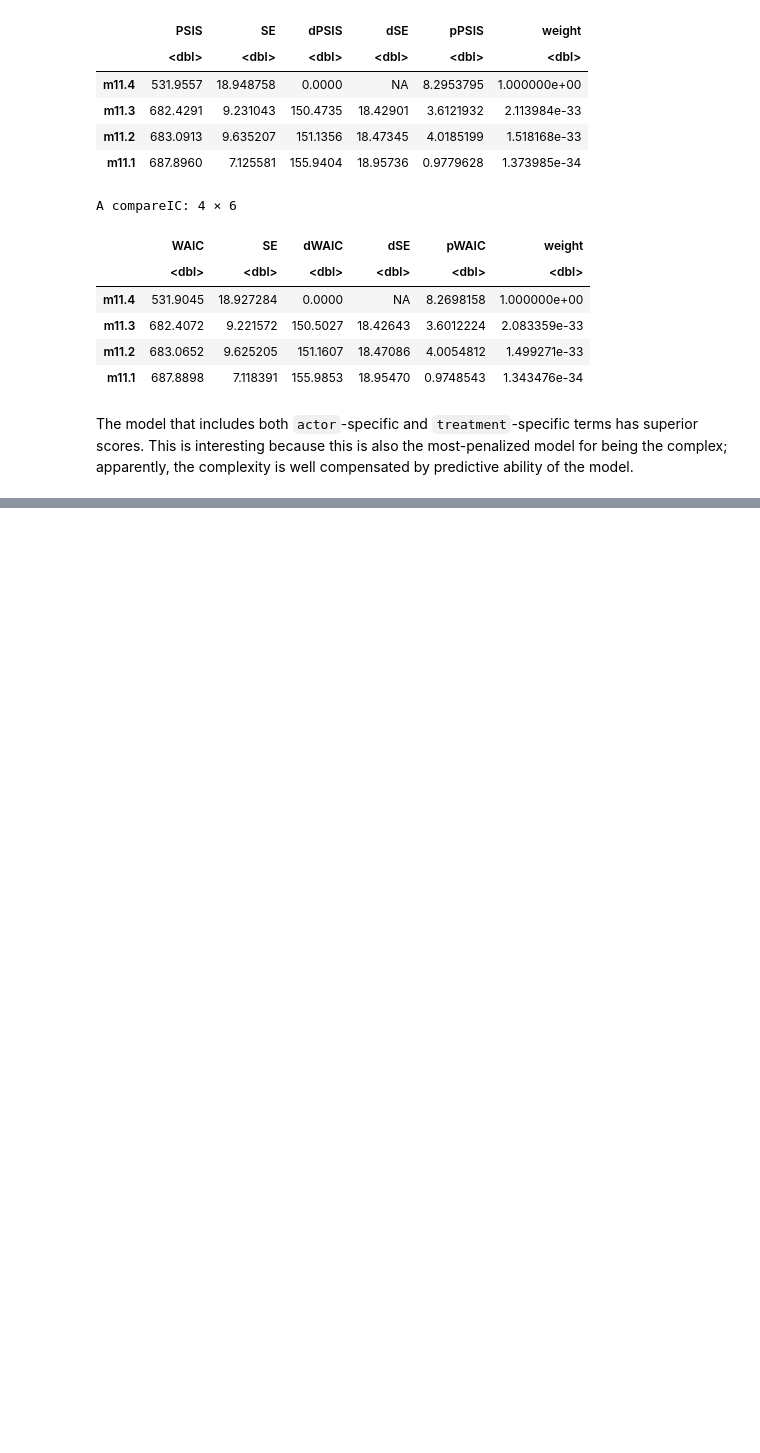
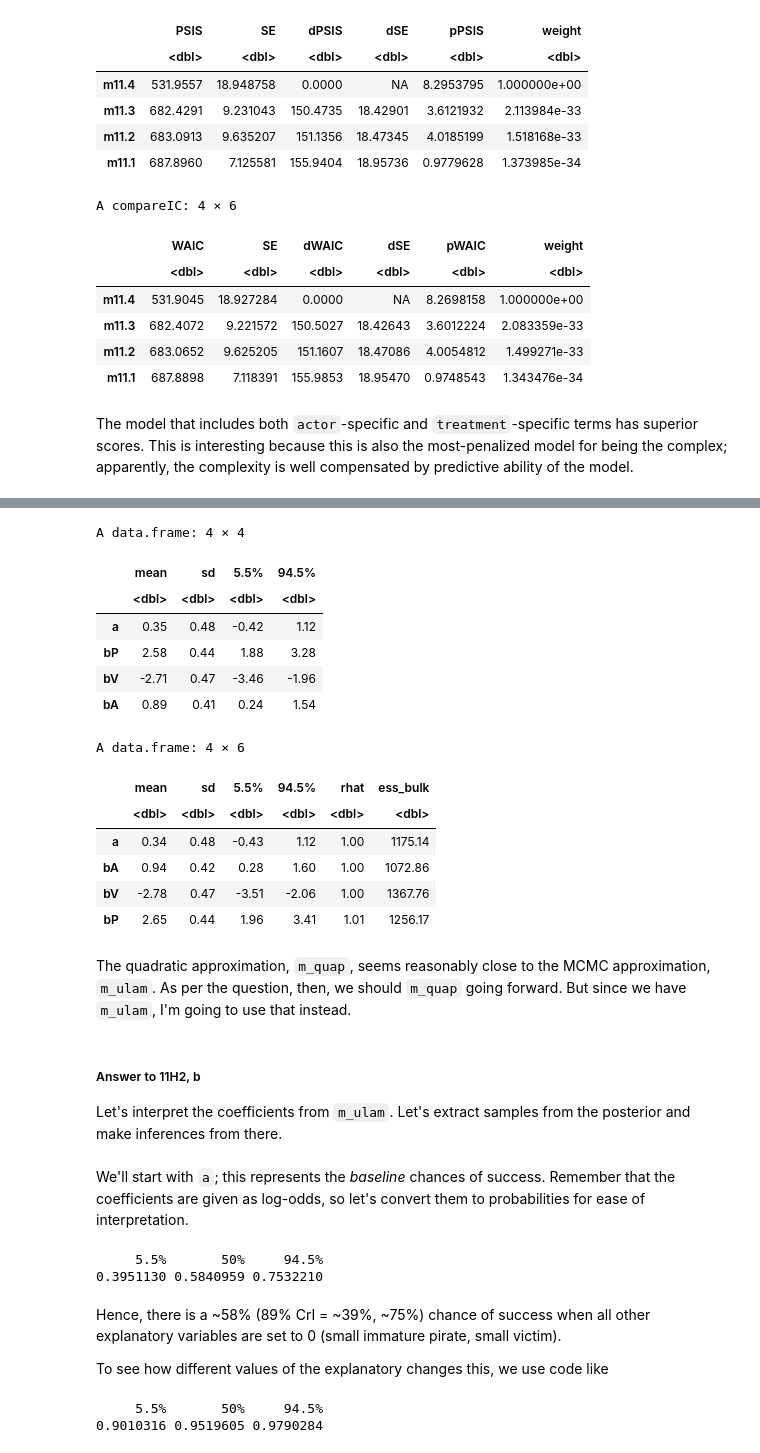
Before and after one commit to nicklausmillican/StatisticalRethinkingIISolutions, a Jupyter notebook: StatisticalRethinkingSolutions2_Ch11.ipynb, the cells around one changed output, grey strips where cells are left out. Drawn from its saved outputs; the diff is of its cells as text; code cells hidden in the pictures; blank space fills up the shorter version.

```diff
--- a/StatisticalRethinkingSolutions2_Ch11.ipynb
+++ b/StatisticalRethinkingSolutions2_Ch11.ipynb
@@ -798,0 +873,24 @@ The model that includes both `actor`-specific and `treatment`-specific terms has
+# %%
+round(precis(m_quap),2)
+round(precis(m_ulam),2)
+# %% [output]
+A data.frame: 4 × 4
+|  | mean | sd | 5.5% | 94.5% |
+|  | <dbl> | <dbl> | <dbl> | <dbl> |
+| a | 0.35 | 0.48 | -0.42 | 1.12 |
+| bP | 2.58 | 0.44 | 1.88 | 3.28 |
+| bV | -2.71 | 0.47 | -3.46 | -1.96 |
+| bA | 0.89 | 0.41 | 0.24 | 1.54 |
+A data.frame: 4 × 6
+|  | mean | sd | 5.5% | 94.5% | rhat | ess_bulk |
+|  | <dbl> | <dbl> | <dbl> | <dbl> | <dbl> | <dbl> |
+| a | 0.34 | 0.48 | -0.43 | 1.12 | 1.00 | 1175.14 |
+| bA | 0.94 | 0.42 | 0.28 | 1.60 | 1.00 | 1072.86 |
+| bV | -2.78 | 0.47 | -3.51 | -2.06 | 1.00 | 1367.76 |
+| bP | 2.65 | 0.44 | 1.96 | 3.41 | 1.01 | 1256.17 |
+# %% [markdown]
+The quadratic approximation, `m_quap`, seems reasonably close to the MCMC approximation, `m_ulam`.  As per the question, then, we should `m_quap` going forward.  But since we have `m_ulam`, I'm going to use that instead.
+# %% [markdown]
+##### Answer to 11H2, b
+
+Let's interpret the coefficients from `m_ulam`.  Let's extract samples from the posterior and make inferences from there.
@@ -798,0 +899,16 @@ The model that includes both `actor`-specific and `treatment`-specific terms has
+# %% [markdown]
+We'll start with `a`; this represents the *baseline* chances of success.  Remember that the coefficients are given as log-odds, so let's convert them to probabilities for ease of interpretation.
+# %%
+quantile(inv_logit(post$a), probs=c(0.055, 0.500, 0.945))
+# %% [output]
+     5.5%       50%     94.5%
+0.3951130 0.5840959 0.7532210
+# %% [markdown]
+Hence, there is a ~58% (89% CrI = ~39%, ~75%) chance of success when all other explanatory variables are set to 0 (small immature pirate, small victim).
+
+To see how different values of the explanatory changes this, we use code like
+# %%
+quantile(inv_logit(post$a + post$bP), probs=c(0.055, 0.500, 0.945))
+# %% [output]
+     5.5%       50%     94.5%
+0.9010316 0.9519605 0.9790284
```
Also changed, not shown: parts of 14 cells of this notebook.
